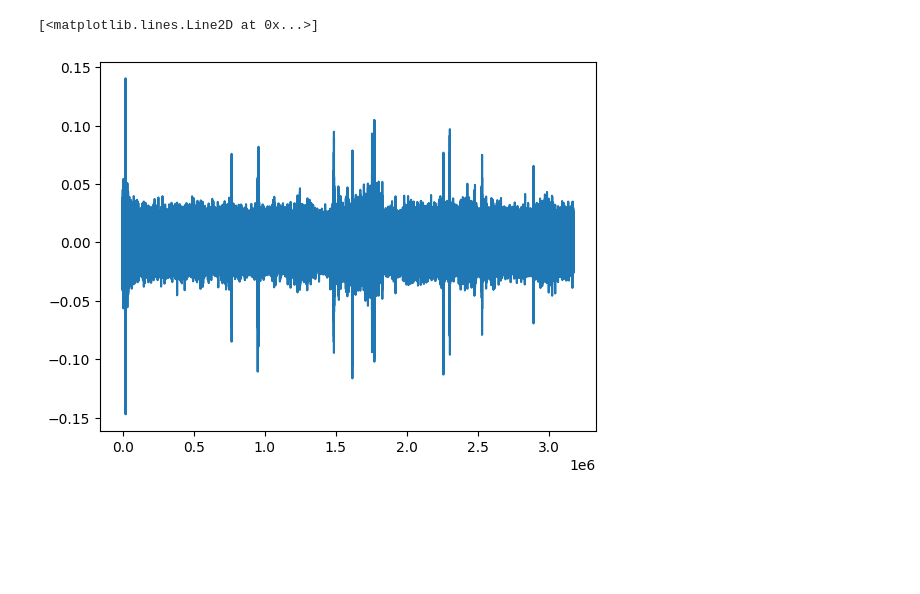
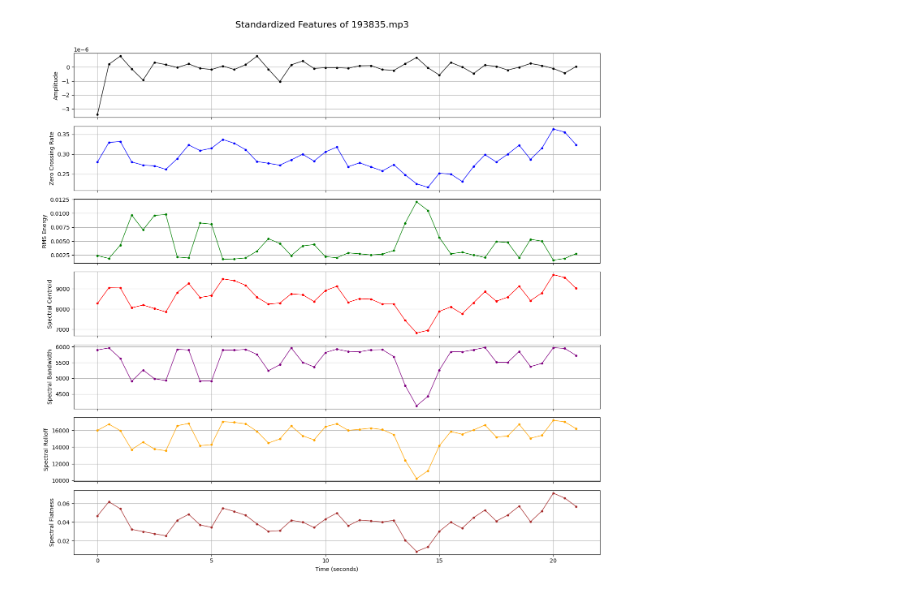
Before and after one commit to FathanAM0/Dasar-Kecerdasan-Artificial_Tugas-Besar, a Jupyter notebook: code_EDA.ipynb, the cells around one changed output. Cells and saved outputs as stored; diff of their text form; code cells hidden in the pictures; blank space fills up the shorter version.

Commit message:
dataset update

```diff
--- a/code_EDA.ipynb
+++ b/code_EDA.ipynb
@@ -19,3 +19,0 @@ sample_k = list_k[0]
-# %%
-audio_xc, sr_xc = librosa.load(sample_xc, sr=48000)
-audio_k, sr_k = librosa.load(sample_k, sr=48000)
@@ -39,5 +20,7 @@ plt.plot(audio_k)
-# %%
-plt.plot(audio_xc)
-# %% [output]
-[<matplotlib.lines.Line2D at 0x...>]
-[figure, removed]
+# %%
+def segment_audio(audio, sr, seg_size, overlap):
+    seg_samples = int(sr * seg_size)
+    step = int(sr * (seg_size - overlap))
+    if len(audio) < seg_samples:
+        return np.empty((0, seg_samples))
+    return np.vstack([audio[i:i + seg_samples] for i in range(0, len(audio) - seg_samples + 1, step)])
@@ -43,0 +53,28 @@ plt.plot(audio_xc)
+# %%
+file_name = "193835.mp3"
+audio = dataset_xc[file_name]
+segments = segment_audio(audio, SAMPLE_RATE, SEGMENT_SIZE, OVERLAP)
+features, feature_names = feature_extractor(segments, SAMPLE_RATE)
+# %%
+time_axis = np.arange(features.shape[0]) * (SEGMENT_SIZE - OVERLAP)
+# %%
+colors = ['black', 'blue', 'green', 'red', 'purple', 'orange', 'brown']
+
+plt.figure(figsize=(14, 2 * features.shape[1]))
+
+for i in range(features.shape[1]):
+    plt.subplot(features.shape[1], 1, i + 1)
+    plt.plot(time_axis, features[:, i], label=feature_names[i],
+             color=colors[i], marker='o', markersize=3, linewidth=1)
+    plt.ylabel(feature_names[i])
+    plt.grid(True)
+    if i != features.shape[1] - 1:
+        plt.tick_params(labelbottom=False)
+    else:
+        plt.xlabel('Time (seconds)')
+
+plt.suptitle(f'Standardized Features of {file_name}', fontsize=16)
+plt.tight_layout(rect=[0, 0, 1, 0.97])
+plt.show()
+# %% [output]
+[figure, added]
```
Also changed, not shown: parts of 7 cells of this notebook, 23 other files.
